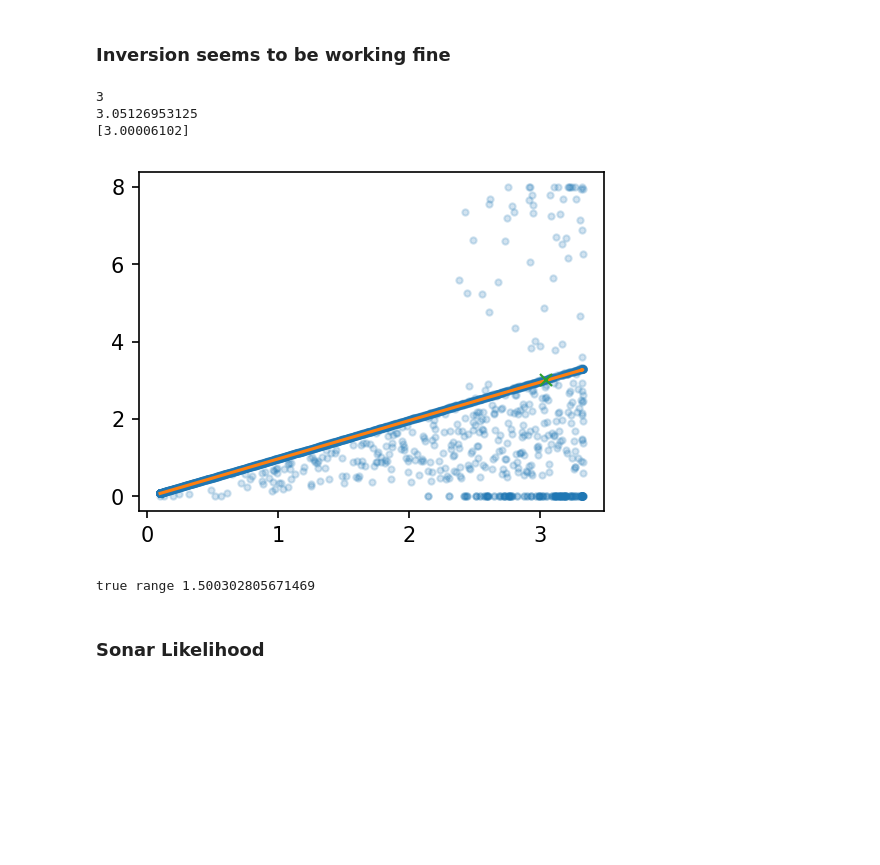
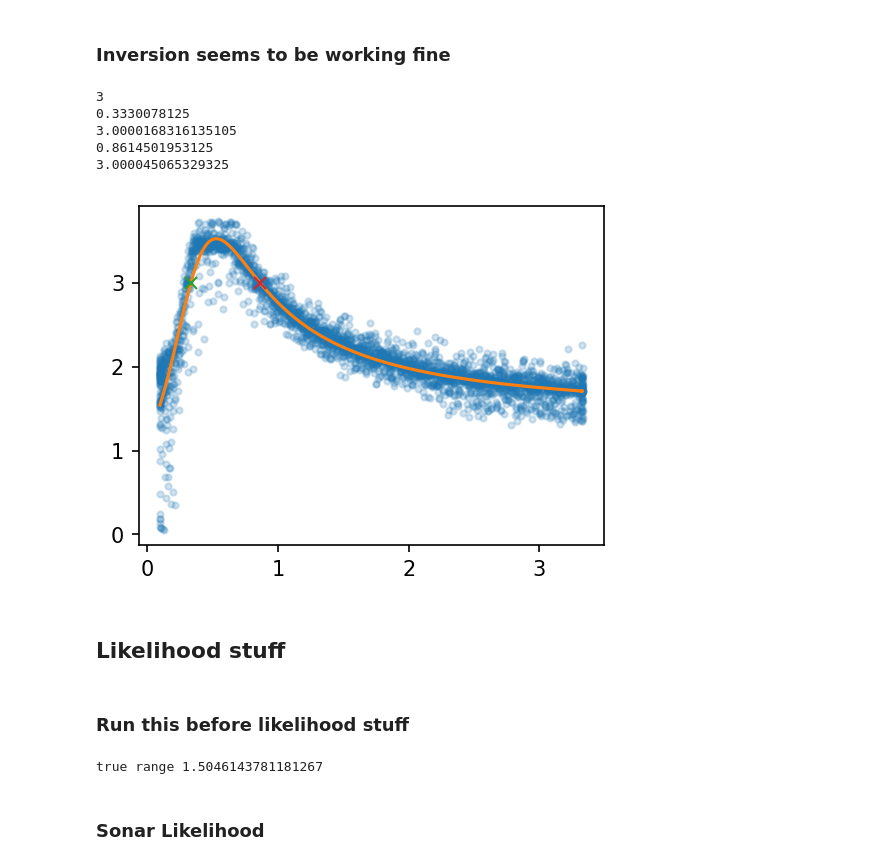
Before and after one commit to Laserbean/ENMT482_Ass1, a Jupyter notebook: Assignment1.ipynb, the cells around one changed output. Saved outputs shown, nothing was run; the diff lists cells and outputs as text; code cells hidden in the pictures; blank space fills up the shorter version.

```diff
--- a/Assignment1.ipynb
+++ b/Assignment1.ipynb
@@ -129,25 +134,25 @@ rang = range__
 h_ir3_model = lambda x, a0, a1, b, c: a0/(x +a1)  + b + c*(x)
 
 
-params, cov = curve_fit(h_ir3_model, range_, y)
+params, cov = curve_fit(h_ir3_model, rang, y)
 
-a0 = params[0]
-a1 = params[1]
-b = params[2]
-c = params[3]
+a0_ir3 = params[0]
+a1_ir3 = params[1]
+b_ir3 = params[2]
+c_ir3 = params[3]
 
-yLS = h_ir3_model(range_, *params)
+yLS = h_ir3_model(rang, *params)
 
 # h = lambda x: a0/(x +a1)  + b + c*(x)
 
-h_ir3 = lambda x: a0/(x +a1)  + b + c*(x)
+h_ir3 = lambda x: a0_ir3/(x +a1_ir3)  + b_ir3 + c_ir3*(x)
 
 error = yLS - y
 err_var_ir3 = np.var(error)
 err_mean_ir3 = np.mean(error)
 
 
-xaxis_ir3, mean_x_ir3, var_x_ir3 = VarError(range_, error, xstep=0.5)
+xaxis_ir3, mean_x_ir3, var_x_ir3 = VarError(rang, error, xstep=0.5)
 
 
 title = 'Infrared 3'
@@ -210,20 +215,20 @@ h_ir4_model = lambda x, a0, b0, c0, a1, b1, c1: (a0*(x)**2 + b0*x + c0 ) / (a1*(
 
 
 # zfit = model(x, *params)
-params, cov = curve_fit(h_ir4_model, range_, y)
+params, cov = curve_fit(h_ir4_model, rang, y)
 
-a0 = params[0]
-b0 = params[1]
-c0 = params[2]
-a1 = params[3]
-b1 = params[4]
-c1 = params[5]
+a0_ir4 = params[0]
+b0_ir4 = params[1]
+c0_ir4 = params[2]
+a1_ir4 = params[3]
+b1_ir4 = params[4]
+c1_ir4 = params[5]
 
-yLS = h_ir4_model(range_, *params)
+yLS = h_ir4_model(rang, *params)
 # yLS = (a0*range_**2 + b0*range_ + c0 ) / (a1*range_**2 + b1*range_ + c1 )
 # h = lambda x: (a0*(x)**2 + b0*x + c0 ) / (a1*(x)**2 + b1*x + c1 )
 
-h_ir4 = lambda x: (a0*(x)**2 + b0*x + c0 ) / (a1*(x)**2 + b1*x + c1 )
+h_ir4 = lambda x: (a0_ir4*(x)**2 + b0_ir4*x + c0_ir4 ) / (a1_ir4*(x)**2 + b1_ir4*x + c1_ir4 )
 
 # max_hir4 = np.max(h_ir4(range_))
 # print(max_hir4)
@@ -231,7 +236,7 @@ h_ir4 = lambda x: (a0*(x)**2 + b0*x + c0 ) / (a1*(x)**2 + b1*x + c1 )
 error = yLS - y
 err_var_ir4 = np.var(error)
 err_mean_ir4 = np.mean(error)
-xaxis_ir4, mean_x_ir4, var_x_ir4 = VarError(range_, error, xstep=0.5)
+xaxis_ir4, mean_x_ir4, var_x_ir4 = VarError(rang, error, xstep=0.5)
 
 print(xaxis_ir4)
 
@@ -537,40 +542,46 @@ cur_z = 3
 print(cur_z)
 gus1, gus2 = ambInvertH(cur_h, cur_z, mid=1)
 
 # plt.figure(figsize=(10, 10))
 plt.figure(figsize=(4, 3), dpi=150)
-plt.plot(range_, y, '.', alpha=0.2)
-plt.plot(range_, cur_h(range_), '-')
+plt.plot(rang, y, '.', alpha=0.2)
+plt.plot(rang, cur_h(rang), '-')
 
 try:
     plt.plot(gus1, cur_h(gus1),'x')
     print(gus1)
     print(cur_h(gus1))
 except:
     pass
 try:
     plt.plot(gus2, cur_h(gus2),'x')
     print(gus2)
     print(cur_h(gus2))
 except:
     pass
     #
 
 
 
 # # plt.plot(range_, h_ir3(range_), '-')
 
 # # plt.plot(time, range_)
 # plt.title(title)
 # plt.ylabel('Z, measurement (V)')
 # plt.xlabel('x, range (m)')
 # %% [output]
 3
-3.05126953125
-[3.00006102]
+0.3330078125
+3.0000168316135105
+0.8614501953125
+3.000045065329325
-[figure, old version]
+[figure, new version]
+# %% [markdown]
+## Likelihood stuff
+# %% [markdown]
+### Run this before likelihood stuff
 # %%
-t = findIndex(2.5, range_)
+fish = findIndex(2.5, range_)
 # time[t]
 
 x_region = range_#[t-500: t+500]
@@ -582,6 +593,6 @@ x_region = range_#[t-500: t+500]
 # plt.figure(figsize=(15, 3))
 # plt.xlim(0, np.max(x_region))
 
-print(f"true range {range_[t]}")
+print(f"true range {range_[fish]}")
 # %% [output]
-true range 1.500302805671469
+true range 1.5046143781181267
```
Also changed, not shown: parts of 14 cells of this notebook.
